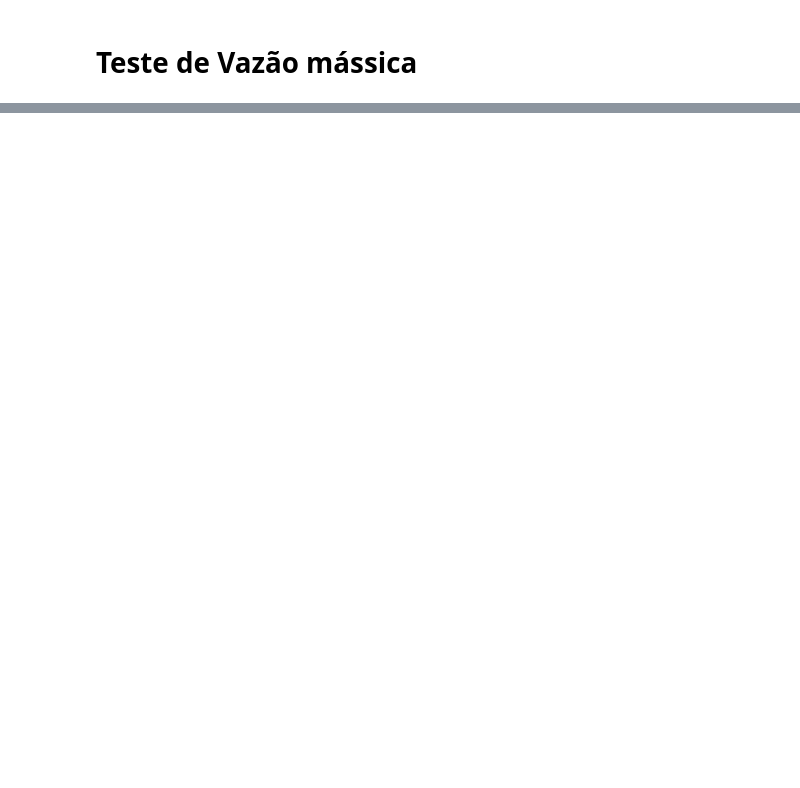
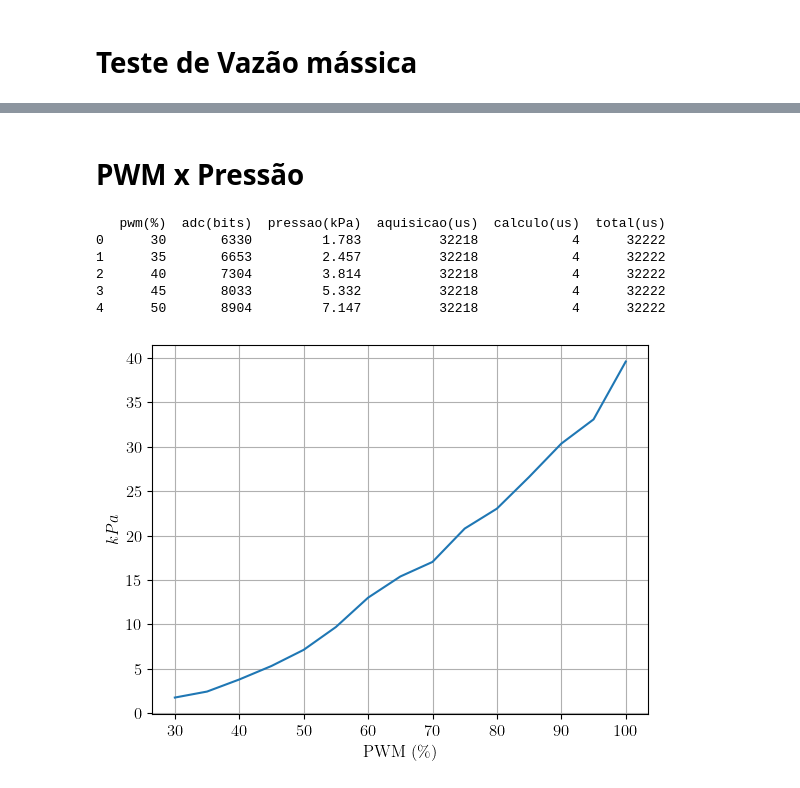
Before and after one commit to andrevale99/LoveBombing, a Jupyter notebook: notebook/main.ipynb, the cells around one changed output, grey strips where cells are left out. Cells and saved outputs as stored; diff of their text form; code cells hidden in the pictures; blank space fills up the shorter version.

```diff
--- a/notebook/main.ipynb
+++ b/notebook/main.ipynb
@@ -324,0 +365,42 @@ plt.show()
+# %% [markdown]
+# PWM x Pressão
+# %%
+file = PATH + "/dados/experimento_pressao.csv"
+
+data = pd.read_csv(file, sep=';')
+
+print(data.head())
+
+pwm = 'pwm(%)'
+pwm = data[pwm]
+
+adc = 'adc(bits)'
+adc = data[adc]
+
+pressao = 'pressao(kPa)'
+pressao = data[pressao]
+
+aquisicao = 'aquisicao(us)'
+aquisicao = data[aquisicao]
+
+calculo = 'calculo(us)'
+calculo = data[calculo]
+
+total = 'total(us)'
+total = data[total]
+# %% [output]
+   pwm(%)  adc(bits)  pressao(kPa)  aquisicao(us)  calculo(us)  total(us)
+0      30       6330         1.783          32218            4      32222
+1      35       6653         2.457          32218            4      32222
+2      40       7304         3.814          32218            4      32222
+3      45       8033         5.332          32218            4      32222
+4      50       8904         7.147          32218            4      32222
+# %%
+plt.plot(pwm, pressao, label="kPa")
+plt.grid()
+plt.xlabel(r'PWM ($\%$)')
+plt.ylabel(r'$kPa$')
+
+plt.show()
+# %% [output]
+[figure, added]
```
Also changed, not shown: parts of 9 cells of this notebook, 1 other file.
